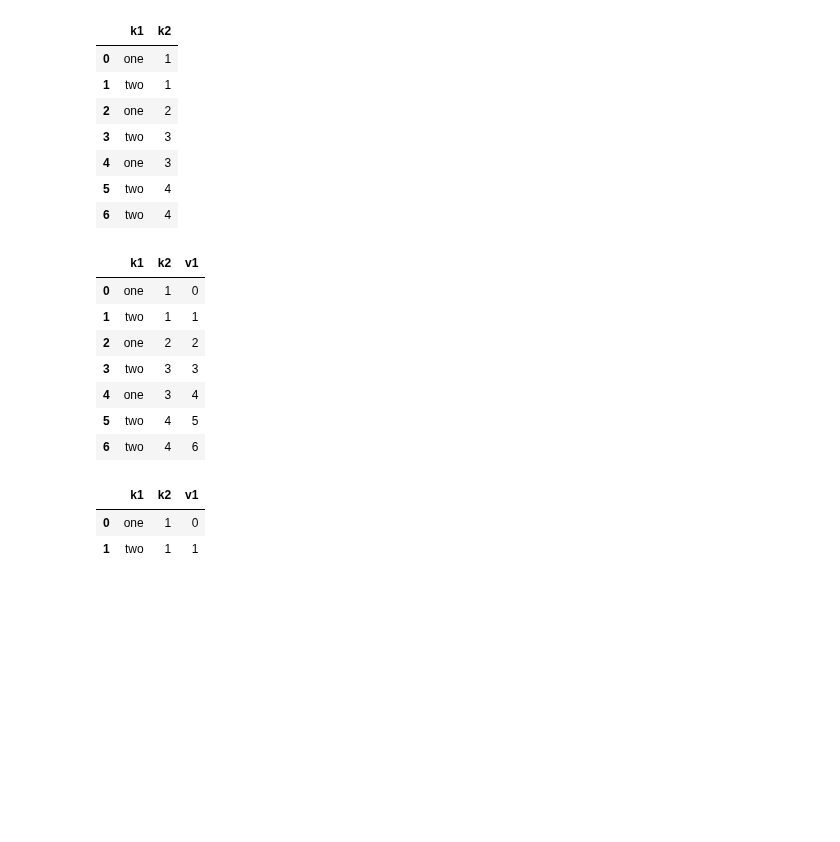
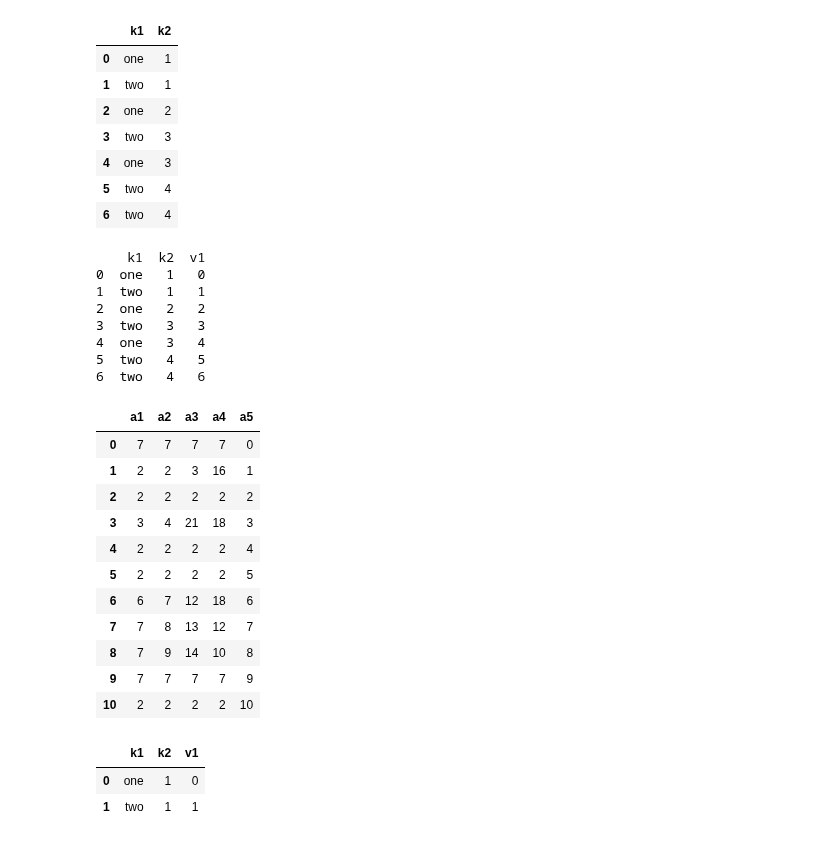
Before and after one commit to mizos0512/RPython, a Jupyter notebook: Notebooks/Clases/Data_Cleaning (72).ipynb, the cells around one changed output. Saved outputs shown, nothing was run; the diff lists cells and outputs as text; code cells hidden in the pictures; blank space fills up the shorter version.

Commit message:
Guardando Data_Cleaning

```diff
--- a/Notebooks/Clases/Data_Cleaning (72).ipynb
+++ b/Notebooks/Clases/Data_Cleaning (72).ipynb
@@ -588,5 +588,17 @@ Hasta ahora nos hemos ocupado de la gestión de los datos que faltan. El filtrad
 # %% [markdown]
 Pueden encontrarse filas duplicadas en un DataFrame por cualquier número de razones. He aquí un ejemplo:
 # %%
+import pandas as pd
+
 data = pd.DataFrame({"k1": ["one", "two"] * 3 + ["two"],
                      "k2":[1, 1, 2, 3, 3, 4, 4]})
+
+print(data)
+print()
+
+data_2= pd.DataFrame({"a1":[7, 2, 2, 3, 2, 2, 6, 7, 7, 7, 2],
+                    "a2":[7, 2, 2, 4, 2, 2, 7, 8, 9, 7, 2],
+                    "a3":[7, 3, 2, 21, 2, 2, 12, 13, 14, 7, 2],
+                    "a4":[7, 16, 2, 18, 2, 2, 18, 12, 10, 7, 2]})
+
+data_2
@@ -642,16 +715,34 @@ data
 # %%
 # Añadimos una tercera columna
 data["v1"] = range(7)
-data
+print(data)
+
+print()
+
+# Añadimos a data_2 una quinta columna
+data_2["a5"] = range(11)
+data_2
 # %% [output]
+    k1  k2  v1
+0  one   1   0
+1  two   1   1
+2  one   2   2
+3  two   3   3
+4  one   3   4
+5  two   4   5
+6  two   4   6
-|  | k1 | k2 | v1 |
-| 0 | one | 1 | 0 |
-| 1 | two | 1 | 1 |
-| 2 | one | 2 | 2 |
-| 3 | two | 3 | 3 |
-| 4 | one | 3 | 4 |
-| 5 | two | 4 | 5 |
-| 6 | two | 4 | 6 |
+|  | a1 | a2 | a3 | a4 | a5 |
+| 0 | 7 | 7 | 7 | 7 | 0 |
+| 1 | 2 | 2 | 3 | 16 | 1 |
+| 2 | 2 | 2 | 2 | 2 | 2 |
+| 3 | 3 | 4 | 21 | 18 | 3 |
+| 4 | 2 | 2 | 2 | 2 | 4 |
+| 5 | 2 | 2 | 2 | 2 | 5 |
+| 6 | 6 | 7 | 12 | 18 | 6 |
+| 7 | 7 | 8 | 13 | 12 | 7 |
+| 8 | 7 | 9 | 14 | 10 | 8 |
+| 9 | 7 | 7 | 7 | 7 | 9 |
+| 10 | 2 | 2 | 2 | 2 | 10 |
 # %%
 data.drop_duplicates(subset=["k1"])
 # %% [output]
```
Also changed, not shown: parts of 20 cells of this notebook, 1 other file.
